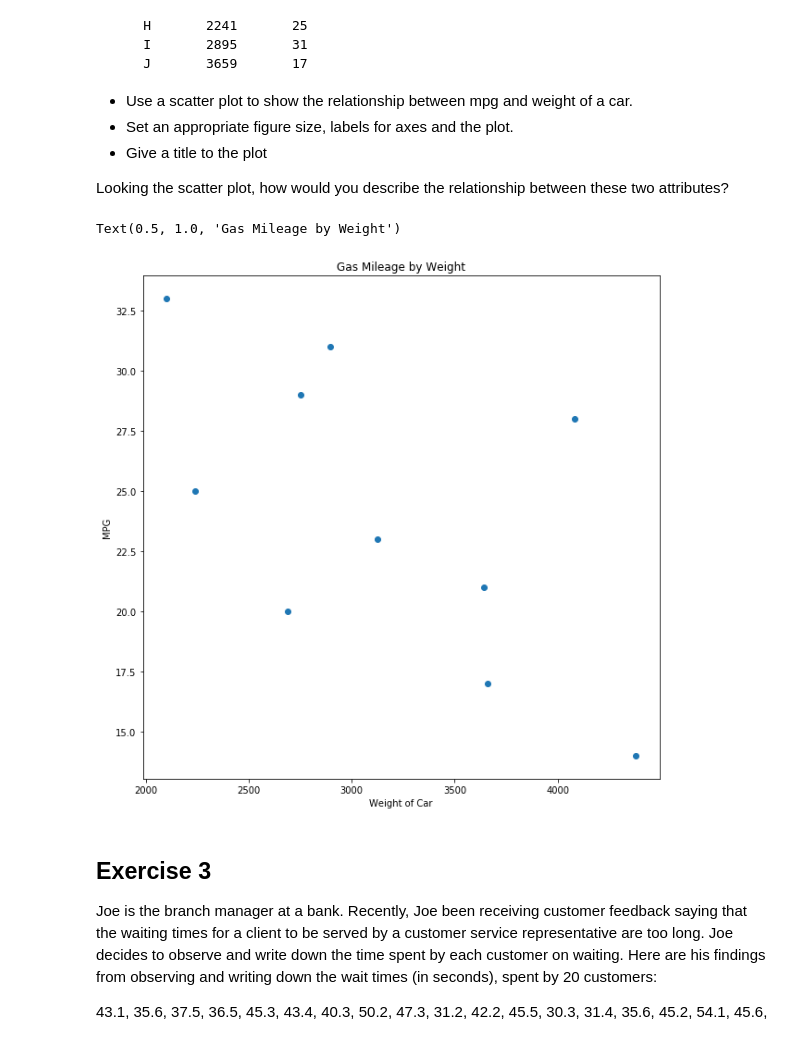
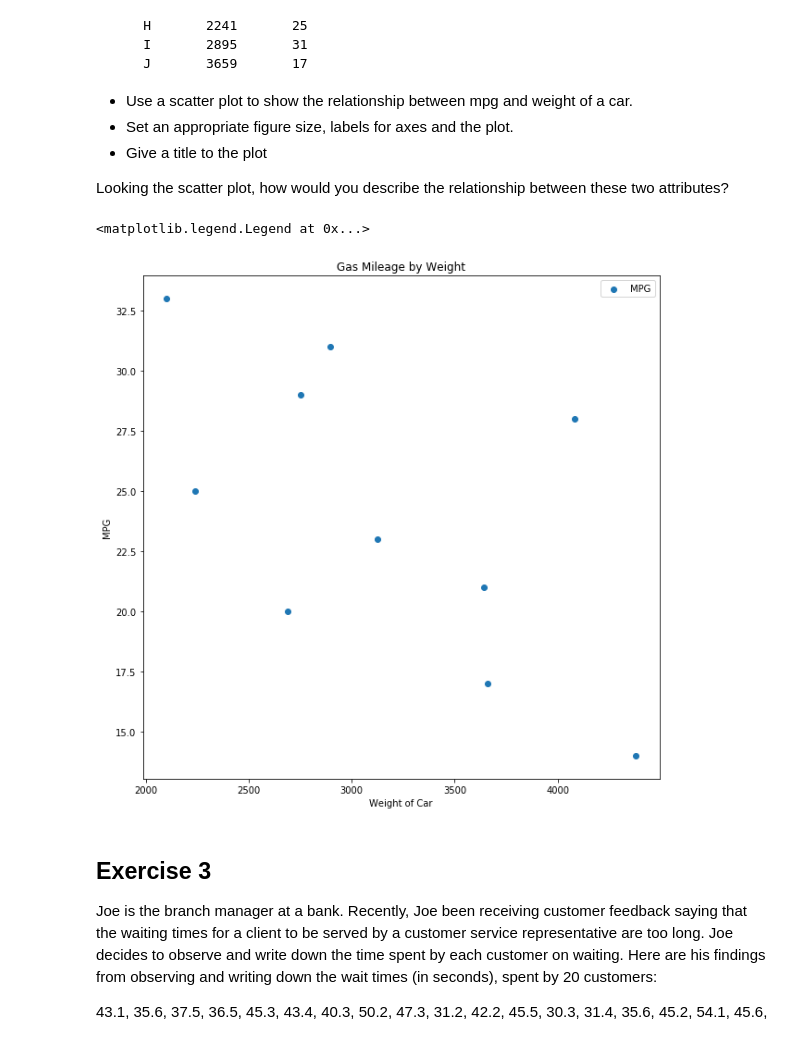
Before and after one commit to pauly51994/dsc-data-viz-lab-nyc-ds-071519, a Jupyter notebook: index.ipynb, the cells around one changed output. Cells and saved outputs as stored; diff of their text form; code cells hidden in the pictures.

```diff
--- a/index.ipynb
+++ b/index.ipynb
@@ -68,20 +68,20 @@ Looking the scatter plot, how would you describe the relationship between these
 # %%
 weight = [2750, 3125, 2100, 4082, 2690, 3640, 4380, 2241, 2895, 3659]
 mpg = [29, 23, 33, 28, 20, 21, 14, 25, 31, 17]
 
 # Set the figure size in inches
 plt.figure(figsize=(10,10))
 # Plot with scatter()
 plt.scatter(weight, mpg, label= 'MPG')
 
 # Set x and y axes labels and give titles
 plt.xlabel('Weight of Car')
 plt.ylabel('MPG')
 plt.title('Gas Mileage by Weight')
-plt.legend
+plt.legend()
 # %% [output]
-Text(0.5, 1.0, 'Gas Mileage by Weight')
+<matplotlib.legend.Legend at 0x...>
-[figure, old version]
+[figure, new version]
 # %% [markdown]
 ## Exercise 3
 
```
